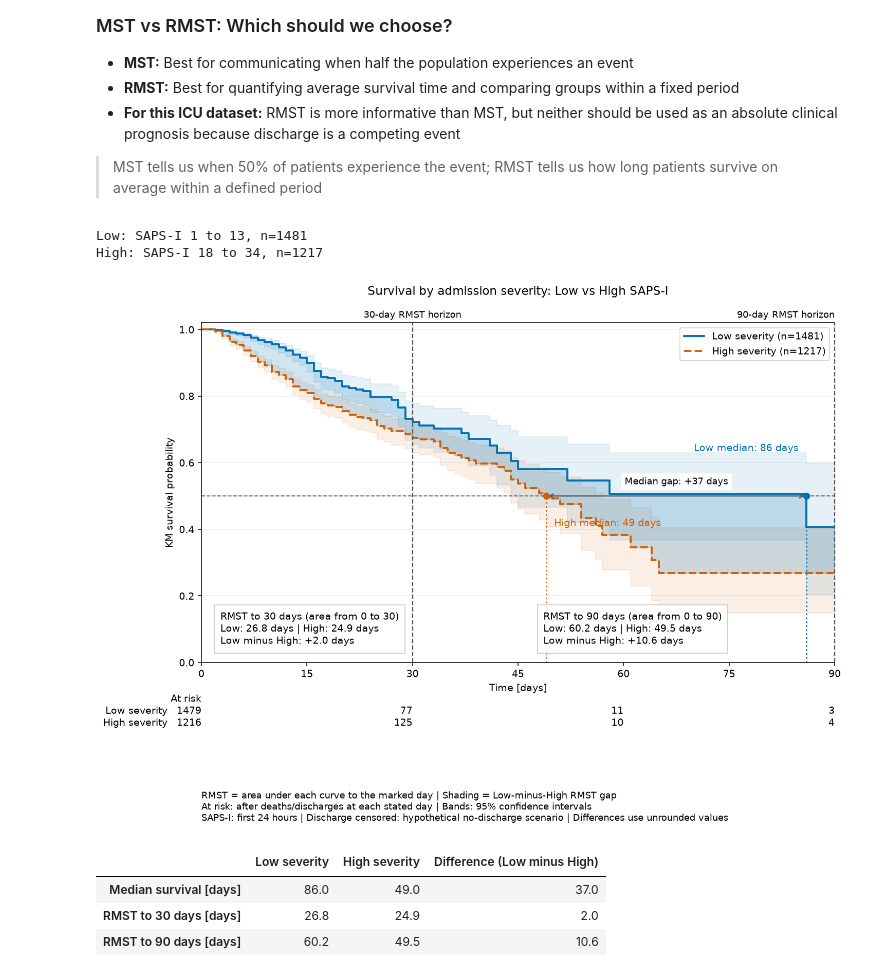
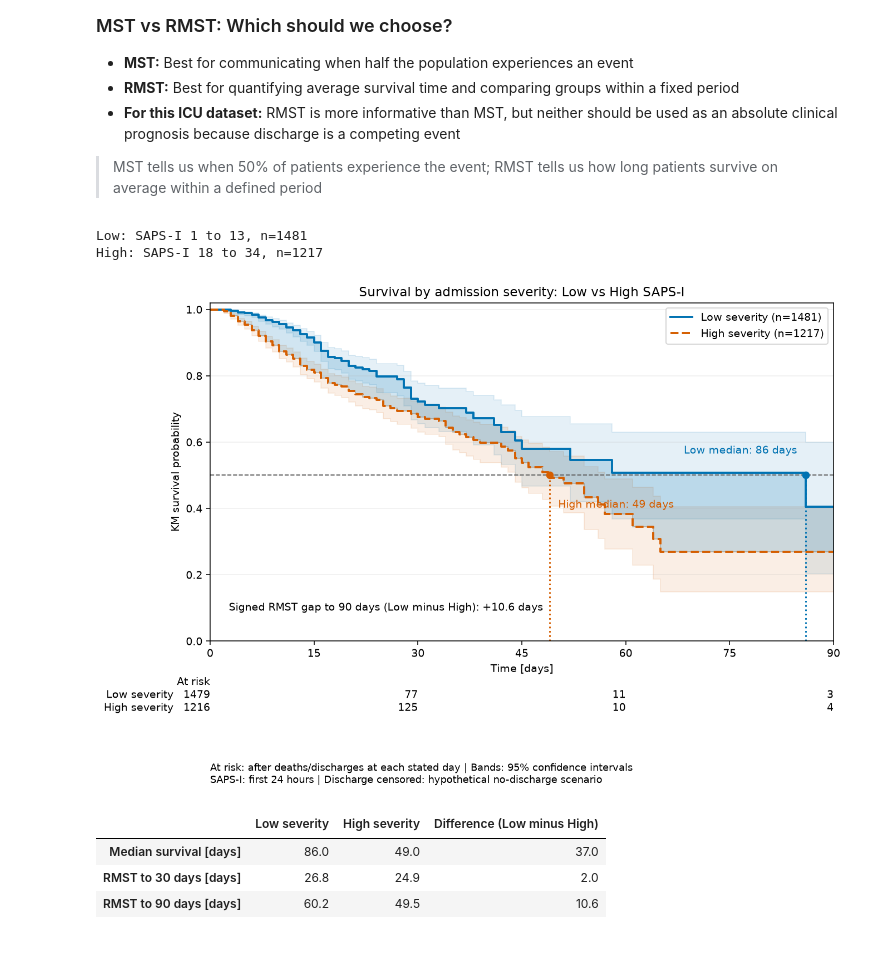
Before and after one commit to IE-ML-for-Healthcare/ICU_Survival_analysis, a Jupyter notebook: 01_ICU_Survival_analysis_KM.ipynb, the cells around one changed output. Drawn from its saved outputs; the diff is of its cells as text; code cells hidden in the pictures; blank space fills up the shorter version.

```diff
--- a/01_ICU_Survival_analysis_KM.ipynb
+++ b/01_ICU_Survival_analysis_KM.ipynb
@@ -503,76 +503,52 @@ for severity_name, severity_group in severity_groups.items():
           f"{severity_group['SAPS-I'].max():g}, n={len(severity_group)}")
 
 # Shared jump times keep shading aligned with the KM step functions
-severity_grid = np.unique(np.concatenate([[0, 30, 90], *[fit.timeline[fit.timeline < 90] for fit in severity_fits.values()]]))
+severity_grid = np.unique(np.concatenate([[0, 90], *[fit.timeline[fit.timeline < 90] for fit in severity_fits.values()]]))
 severity_low = severity_fits["low"].predict(severity_grid).to_numpy()
 severity_high = severity_fits["high"].predict(severity_grid).to_numpy()
 severity_gap90 = float(np.sum(np.diff(severity_grid) * (severity_low - severity_high)[:-1]))
 severity_colors = {"low": "#0072B2", "high": "#D55E00"}
 
-severity_fig, severity_ax = plt.subplots(figsize=(11, 8), dpi=140)
+severity_fig, severity_ax = plt.subplots(figsize=(10, 7), dpi=140)
 for severity_name, severity_fit in severity_fits.items():
     severity_fit.plot_survival_function(
         ax=severity_ax, color=severity_colors[severity_name], ci_alpha=0.10,
         linewidth=2, linestyle="-" if severity_name == "low" else "--"
     )
     severity_median = float(severity_fit.median_survival_time_)
     if np.isfinite(severity_median) and severity_median <= 90:
         severity_ax.vlines(severity_median, 0, 0.5, color=severity_colors[severity_name], linestyle=":")
         severity_ax.scatter([severity_median], [0.5], color=severity_colors[severity_name], zorder=5)
         severity_ax.annotate(
             f"{severity_name.capitalize()} median: {severity_median:g} days", (severity_median, 0.5),
-            xytext=(-8, 45) if severity_name == "low" else (8, -30), textcoords="offset points",
+            xytext=(-8, 20) if severity_name == "low" else (8, -30), textcoords="offset points",
             ha="right" if severity_name == "low" else "left", color=severity_colors[severity_name]
         )
     else:
         print(f"{severity_name.capitalize()}: median not reached by day 90")
 severity_ax.fill_between(severity_grid, severity_high,
     severity_high + np.maximum(severity_low - severity_high, 0), step="post", color=severity_colors["low"], alpha=0.18)
 severity_ax.fill_between(severity_grid, severity_high,
     severity_high + np.minimum(severity_low - severity_high, 0), step="post", color=severity_colors["high"], alpha=0.18)
 severity_ax.axhline(0.5, color="0.4", linestyle="--", linewidth=1)
-# Mark each RMST horizon and show the same values as the comparison table
-for severity_horizon, severity_x in [(30, 0.03), (90, 0.54)]:
-    severity_rmst_low = float(restricted_mean_survival_time(severity_fits["low"], t=severity_horizon))
-    severity_rmst_high = float(restricted_mean_survival_time(severity_fits["high"], t=severity_horizon))
-    severity_ax.axvline(severity_horizon, color="0.35", linestyle="--", linewidth=1.2, zorder=3, clip_on=False)
-    severity_ax.text(severity_horizon, 1.015, f"{severity_horizon}-day RMST horizon",
-        transform=severity_ax.get_xaxis_transform(), ha="center" if severity_horizon == 30 else "right", fontsize=9)
-    severity_ax.text(severity_x, 0.045,
-        f"RMST to {severity_horizon} days (area from 0 to {severity_horizon})\n"
-        f"Low: {severity_rmst_low:.1f} days | High: {severity_rmst_high:.1f} days\n"
-        f"Low minus High: {severity_rmst_low - severity_rmst_high:+.1f} days",
-        transform=severity_ax.transAxes, fontsize=10, va="bottom",
-        bbox={"facecolor": "white", "edgecolor": "0.8", "alpha": 0.95, "pad": 6})
-
-# The median gap spans the two 50% crossings
-severity_median_low = float(severity_fits["low"].median_survival_time_)
-severity_median_high = float(severity_fits["high"].median_survival_time_)
-if np.isfinite([severity_median_low, severity_median_high]).all() and max(severity_median_low, severity_median_high) <= 90:
-    severity_ax.annotate("", xy=(severity_median_low, 0.5), xytext=(severity_median_high, 0.5),
-        arrowprops={"arrowstyle": "<->", "color": "0.35", "lw": 1.2})
-    severity_ax.text((severity_median_low + severity_median_high) / 2, 0.535,
-        f"Median gap: {severity_median_low - severity_median_high:+g} days", ha="center", fontsize=9,
-        bbox={"facecolor": "white", "edgecolor": "none", "alpha": 0.85})
+severity_ax.text(0.03, 0.09, f"Signed RMST gap to 90 days (Low minus High): {severity_gap90:+.1f} days",
+                 transform=severity_ax.transAxes, fontsize=10)
 severity_ax.set(title="Survival by admission severity: Low vs High SAPS-I",
                 xlabel="Time [days]", ylabel="KM survival probability", xlim=(0, 90), ylim=(0, 1.02))
 severity_ax.set_xticks([0, 15, 30, 45, 60, 75, 90])
-severity_ax.set_title(severity_ax.get_title(), pad=28)
 severity_ax.grid(axis="y", alpha=0.2)
 severity_ax.legend(loc="upper right")
-severity_ax.spines["right"].set_visible(False)
 add_at_risk_counts(*severity_fits.values(), ax=severity_ax, rows_to_show=["At risk"],
                    labels=["Low severity", "High severity"], xticks=[0, 30, 60, 90], ypos=-0.43)
-severity_fig.subplots_adjust(left=0.17, right=0.97, top=0.89, bottom=0.30)
-severity_fig.text(0.17, 0.025,
-    "RMST = area under each curve to the marked day | Shading = Low-minus-High RMST gap\n"
+severity_fig.subplots_adjust(left=0.17, right=0.97, top=0.92, bottom=0.30)
+severity_fig.text(0.17, 0.04,
     "At risk: after deaths/discharges at each stated day | Bands: 95% confidence intervals\n"
-    "SAPS-I: first 24 hours | Discharge censored: hypothetical no-discharge scenario | Differences use unrounded values", fontsize=9)
+    "SAPS-I: first 24 hours | Discharge censored: hypothetical no-discharge scenario", fontsize=9)
 plt.show()
 # %% [output]
 Low: SAPS-I 1 to 13, n=1481
 High: SAPS-I 18 to 34, n=1217
-[figure, old version]
+[figure, new version]
 # %%
 # One median and two chosen RMST horizons
 severity_comparison = pd.DataFrame({
```
Also changed, not shown: parts of 4 cells of this notebook, 2 other files.
